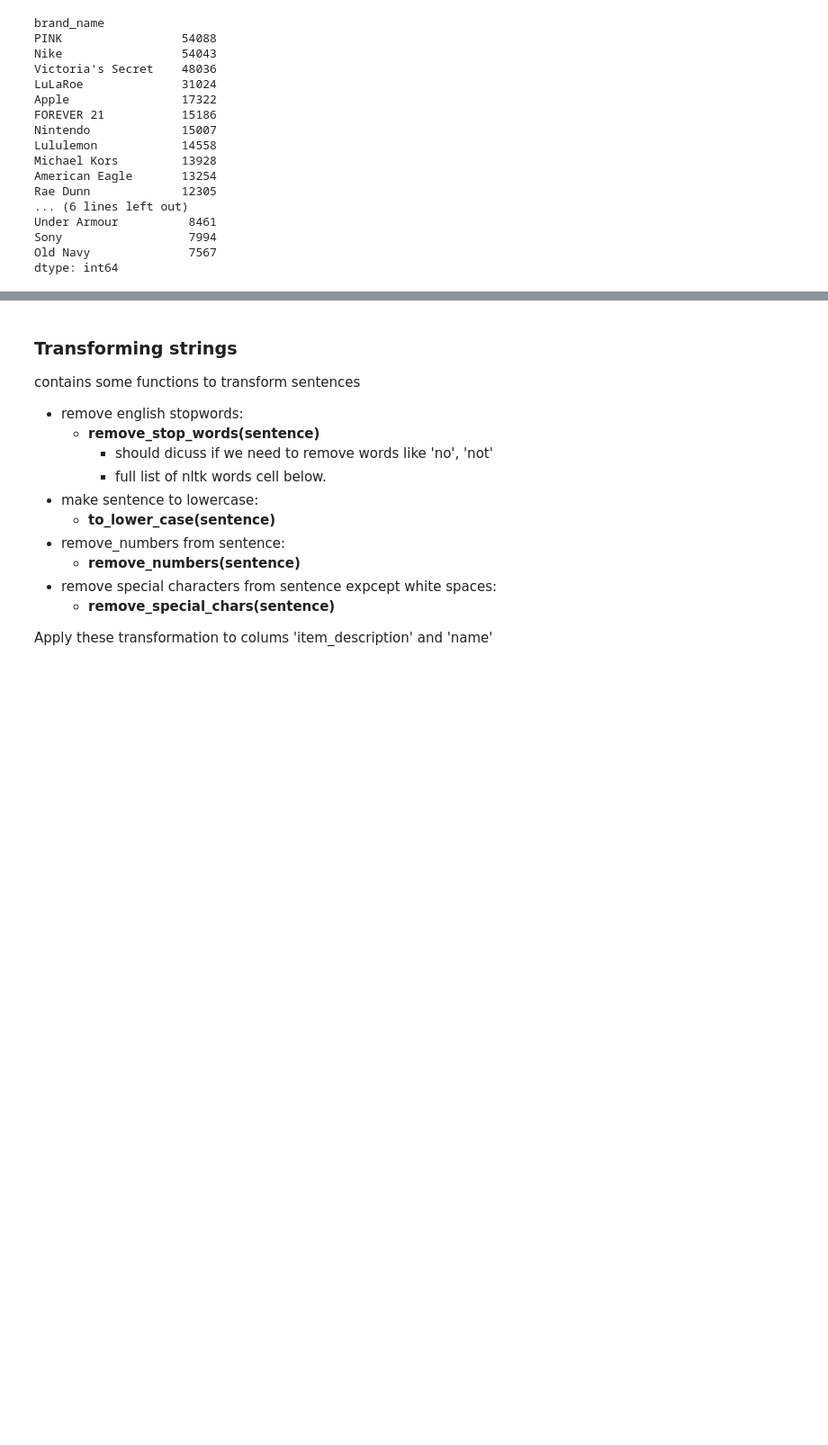
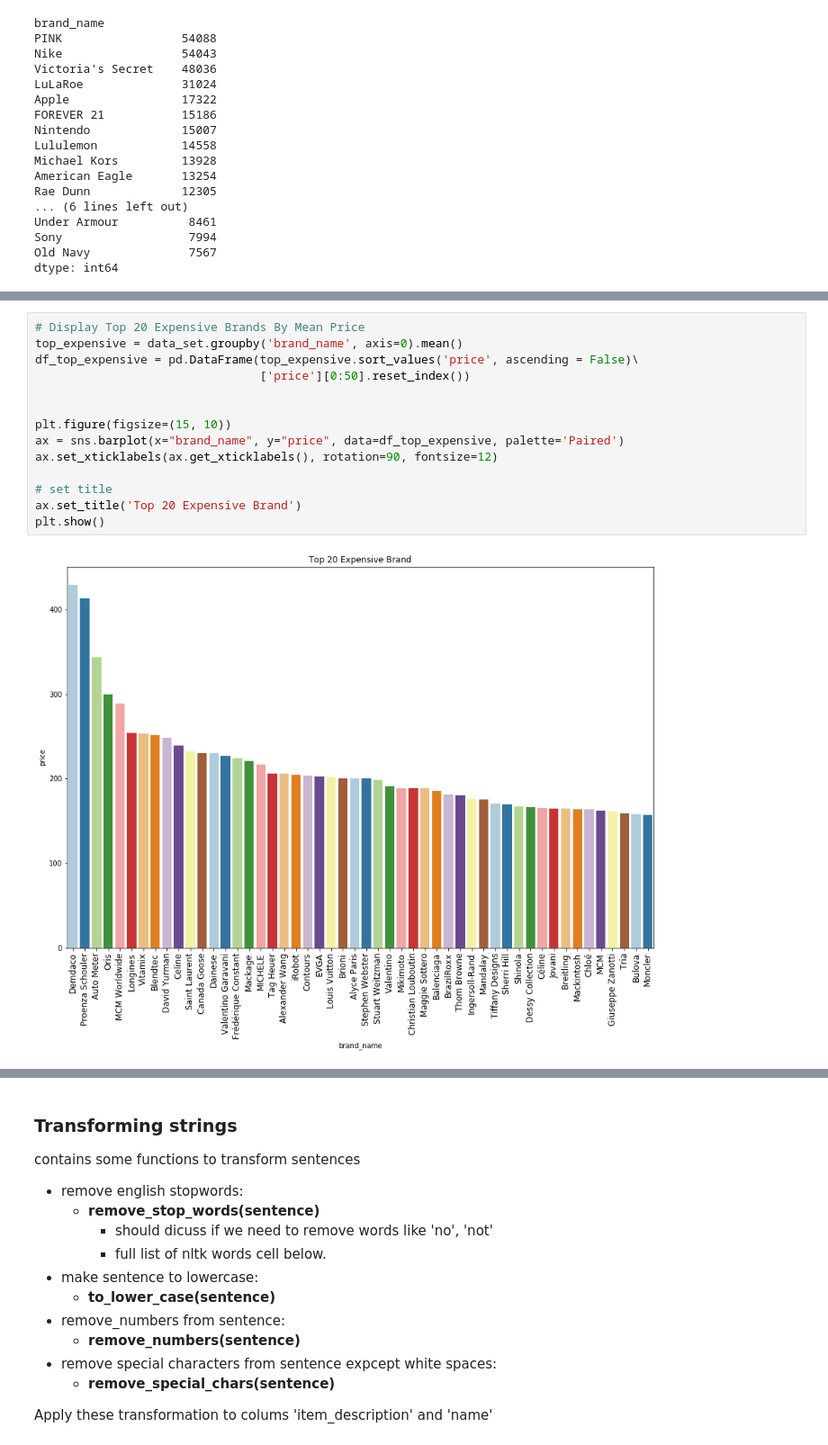
Before and after one commit to asthanameghna/kaggleProject, a Jupyter notebook: Kaggle_Competition.ipynb, the cells around one changed output, grey strips where cells are left out. Shown at 90% size. Drawn from its saved outputs; the diff is of its cells as text; blank space fills up the shorter version.

```diff
--- a/Kaggle_Competition.ipynb
+++ b/Kaggle_Competition.ipynb
@@ -118,0 +119,16 @@ plt.show()
+# %%
+# Display Top 20 Expensive Brands By Mean Price
+top_expensive = data_set.groupby('brand_name', axis=0).mean()
+df_top_expensive = pd.DataFrame(top_expensive.sort_values('price', ascending = False)\
+                                ['price'][0:50].reset_index())
+
+
+plt.figure(figsize=(15, 10))
+ax = sns.barplot(x="brand_name", y="price", data=df_top_expensive, palette='Paired')
+ax.set_xticklabels(ax.get_xticklabels(), rotation=90, fontsize=12)
+
+# set title
+ax.set_title('Top 20 Expensive Brand')
+plt.show()
+# %% [output]
+[figure, added]
```
Also changed, not shown: parts of 21 cells of this notebook.
